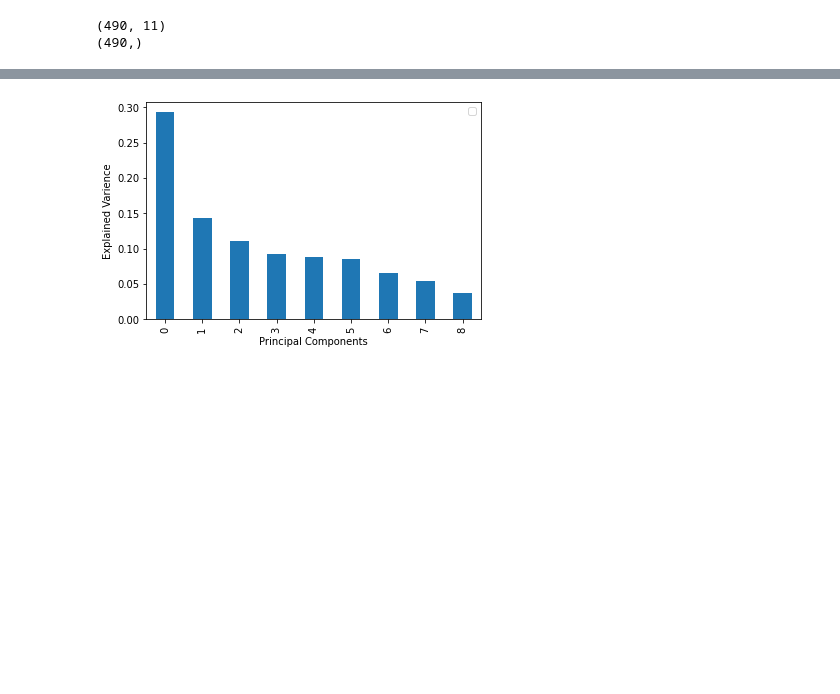
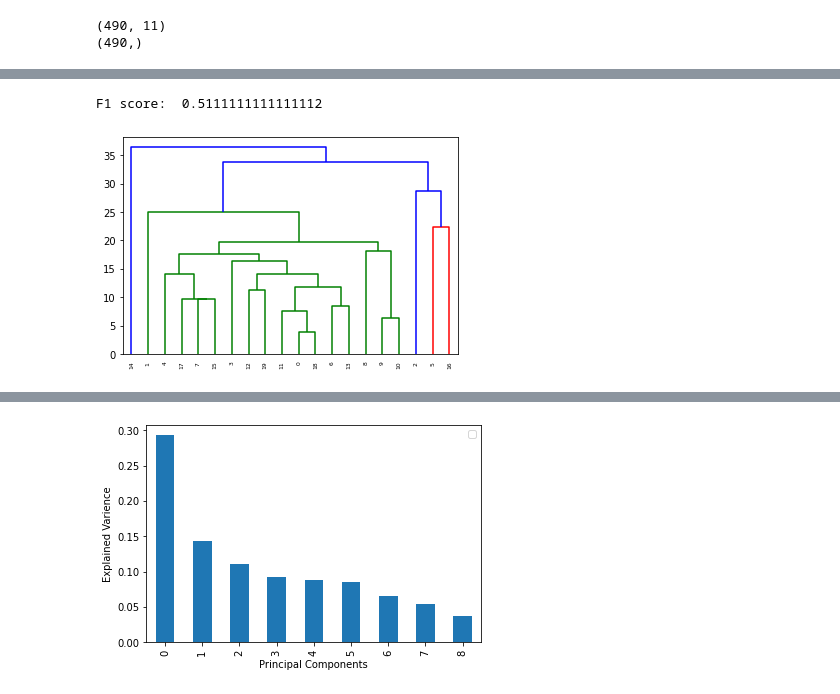
Before and after one commit to joaops95/MLFinalProject, a Jupyter notebook: main.ipynb, the cells around one changed output, grey strips where cells are left out. Saved outputs shown, nothing was run; the diff lists cells and outputs as text; code cells hidden in the pictures; blank space fills up the shorter version.

```diff
--- a/main.ipynb
+++ b/main.ipynb
@@ -323,24 +377,43 @@ Estimated number of clusters: 0
 # %%
 # 3. Agglomerative hierarchical clustering.
 
 import numpy as np
 from sklearn.cluster import AgglomerativeClustering
 from sklearn.metrics import mean_squared_error, r2_score
+from scipy.cluster.hierarchy import linkage,dendrogram
 
 
 def runAgglomerativeHierarchicalClustering(x_train, y_train, x_test, y_test):
     # Create a Agglomerative hierarchical classifier object
-    classifier = AgglomerativeClustering(n_clusters=3)
+    agglo = AgglomerativeClustering(n_clusters=2, affinity='euclidean', linkage='ward')
 
-    # Train the model using the training sets
-    classifier.fit(x_train)
+    # Fit the model with the training data
+    agglo.fit(x_train)
 
-    # Make predictions using the testing set
-    y_pred = classifier.predict(x_test)
+    # Predict the cluster labels
 
-    # Accuracy
-    accuracy = classifier.score(x_test, y_test)
-    print("Agglomerative Hierarchical Clustering Accuracy: ", accuracy)
+    y_pred = agglo.fit_predict(x_train)
+
+    # Calculate the mean squared error
+
+    f1_score_ = f1_score(y_train, y_pred, average='macro')
+
+    print("F1 score: ", f1_score_)
+
+    # Plot the dendrogram
+
+    # import matplotlib.pyplot as plt
+
+    merg = linkage(x_train.iloc[200:220,:],method = 'single')
+    dendrogram(merg, leaf_rotation = 90, leaf_font_size = 6)
+    plt.show()
+
+
+x_train_white_10, x_test_white_10, y_train_white_10, y_test_white_10 = train_test_split(x_white_wine_10, y_white_wine_10, test_size=0.2, random_state=0)
+runAgglomerativeHierarchicalClustering(x_train_white_10, y_train_white_10, x_test_white_10, y_test_white_10)
+# %% [output]
+F1 score:  0.5111111111111112
+[figure, added]
 # %%
 # Supervised learning algorithms
 
```
Also changed, not shown: parts of 7 cells of this notebook.
